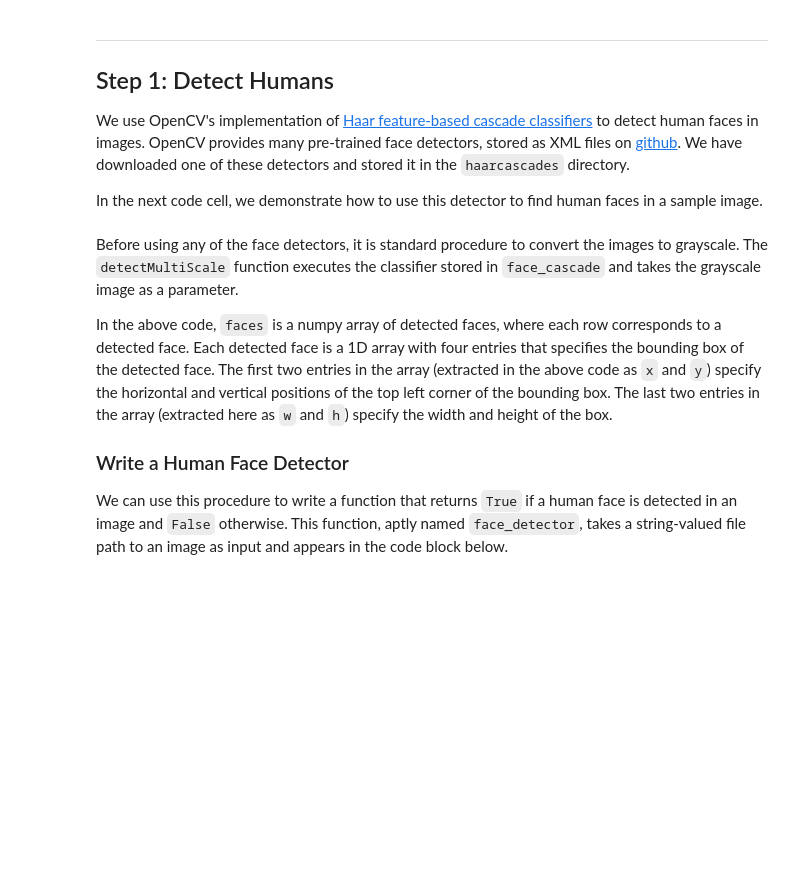
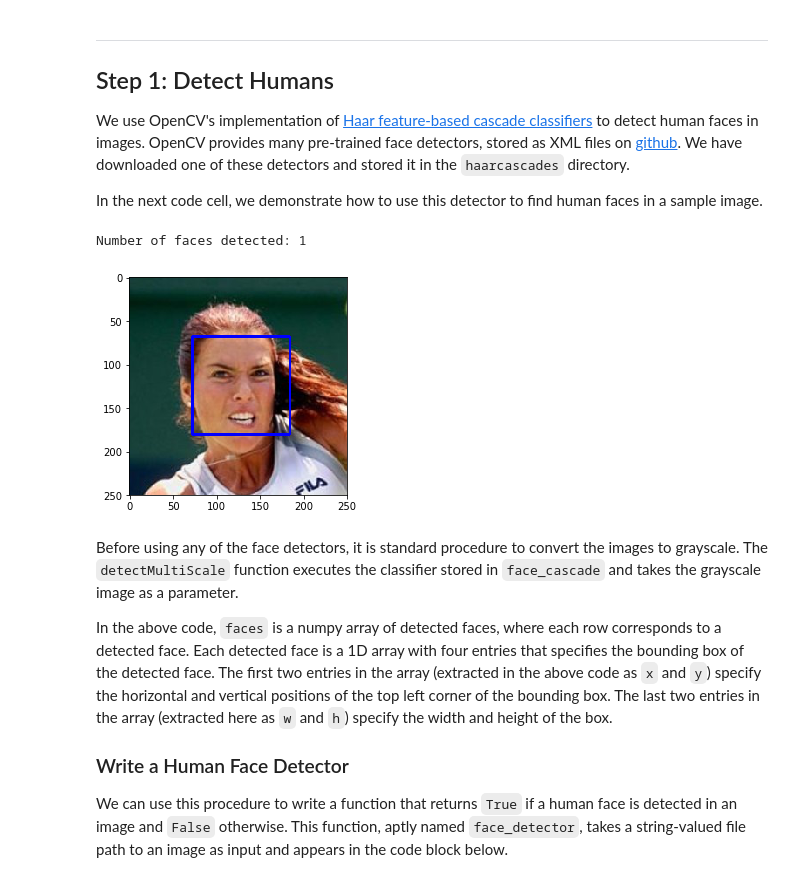
Before and after one commit to Vaidic/Udacity-Machine-Learning-Engineer-Nanodegree, a Jupyter notebook: Machine-Learning-Advanced/projects/dog-project/dog_app.ipynb, the cells around one changed output. Saved outputs shown, nothing was run; the diff lists cells and outputs as text; code cells hidden in the pictures; blank space fills up the shorter version.

```diff
--- a/Machine-Learning-Advanced/projects/dog-project/dog_app.ipynb
+++ b/Machine-Learning-Advanced/projects/dog-project/dog_app.ipynb
@@ -104,33 +114,36 @@ In the next code cell, we demonstrate how to use this detector to find human fac
 # %%
 import cv2
 import matplotlib.pyplot as plt
 %matplotlib inline
 
 # extract pre-trained face detector
 face_cascade = cv2.CascadeClassifier('haarcascades/haarcascade_frontalface_alt.xml')
 
 # load color (BGR) image
-img = cv2.imread(human_files[3])
+img = cv2.imread(human_files[4])
 # convert BGR image to grayscale
 gray = cv2.cvtColor(img, cv2.COLOR_BGR2GRAY)
 
 # find faces in image
 faces = face_cascade.detectMultiScale(gray)
 
 # print number of faces detected in the image
 print('Number of faces detected:', len(faces))
 
 # get bounding box for each detected face
 for (x,y,w,h) in faces:
     # add bounding box to color image
     cv2.rectangle(img,(x,y),(x+w,y+h),(255,0,0),2)
 
 # convert BGR image to RGB for plotting
 cv_rgb = cv2.cvtColor(img, cv2.COLOR_BGR2RGB)
 
 # display the image, along with bounding box
 plt.imshow(cv_rgb)
 plt.show()
+# %% [output]
+Number of faces detected: 1
+[figure, added]
 # %% [markdown]
 Before using any of the face detectors, it is standard procedure to convert the images to grayscale.  The `detectMultiScale` function executes the classifier stored in `face_cascade` and takes the grayscale image as a parameter.
 
```
Also changed, not shown: parts of 50 cells of this notebook, 13 other files.
